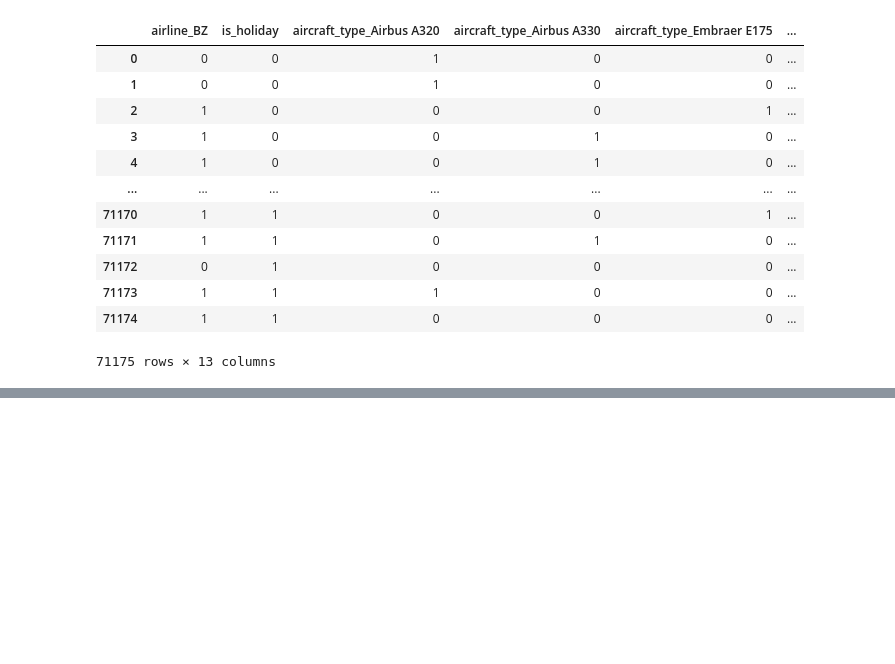
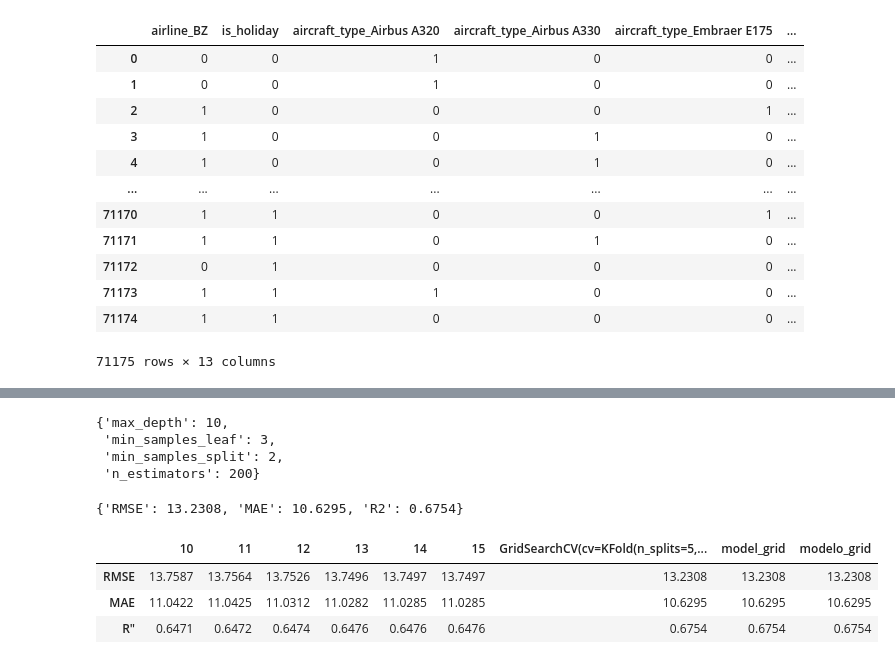
Before and after one commit to OctavioPinoRosas/Alura_Estadisticas_y_MachineLearning, a Jupyter notebook: IAaumentada-PrevisionDeAtrasosDeVuelos/optimizacionAeroportuaria.ipynb, the cells around one changed output, grey strips where cells are left out. Cells and saved outputs as stored; diff of their text form; code cells hidden in the pictures; blank space fills up the shorter version.

Commit message:
Optimizing hyperparameters with GridSearchCV

```diff
--- a/IAaumentada-PrevisionDeAtrasosDeVuelos/optimizacionAeroportuaria.ipynb
+++ b/IAaumentada-PrevisionDeAtrasosDeVuelos/optimizacionAeroportuaria.ipynb
@@ -490,3 +490,17 @@ X_selected_features
 71175 rows × 13 columns
 # %%
 X_train,X_test,y_train,y_test = train_test_split(X_selected_features,y,random_state=42)
+# %%
+param_grid = {
+    'max_depth':[5,10,15],
+    'min_samples_leaf':[1,2,3],
+    'min_samples_split':[2,4,6],
+    'n_estimators':[100,150,200]
+}
+# %%
+from sklearn.model_selection import GridSearchCV
+cv = KFold(n_splits=5, shuffle=True, random_state=42)
+model_grid = GridSearchCV(RandomForestRegressor(random_state=42),
+                          param_grid = param_grid, scoring='r2', cv=cv)
+
+model_grid.fit(X_train,y_train)
@@ -492,0 +515,21 @@ X_train,X_test,y_train,y_test = train_test_split(X_selected_features,y,random_st
+# %%
+model_grid.best_params_
+# %% [output]
+{'max_depth': 10,
+ 'min_samples_leaf': 3,
+ 'min_samples_split': 2,
+ 'n_estimators': 200}
+# %%
+y_pred_grid = model_grid.predict(X_test)
+mestricas_model_grid = calcular_regresion(y_test,y_pred_grid)
+mestricas_model_grid
+# %% [output]
+{'RMSE': 13.2308, 'MAE': 10.6295, 'R2': 0.6754}
+# %%
+resultados['modelo_grid'] = list(mestricas_model_grid.values())
+resultados
+# %% [output]
+|  | 10 | 11 | 12 | 13 | 14 | 15 | GridSearchCV(cv=KFold(n_splits=5,... | model_grid | modelo_grid |
+| RMSE | 13.7587 | 13.7564 | 13.7526 | 13.7496 | 13.7497 | 13.7497 | 13.2308 | 13.2308 | 13.2308 |
+| MAE | 11.0422 | 11.0425 | 11.0312 | 11.0282 | 11.0285 | 11.0285 | 10.6295 | 10.6295 | 10.6295 |
+| R" | 0.6471 | 0.6472 | 0.6474 | 0.6476 | 0.6476 | 0.6476 | 0.6754 | 0.6754 | 0.6754 |
```
Also changed, not shown: parts of 6 cells of this notebook.
